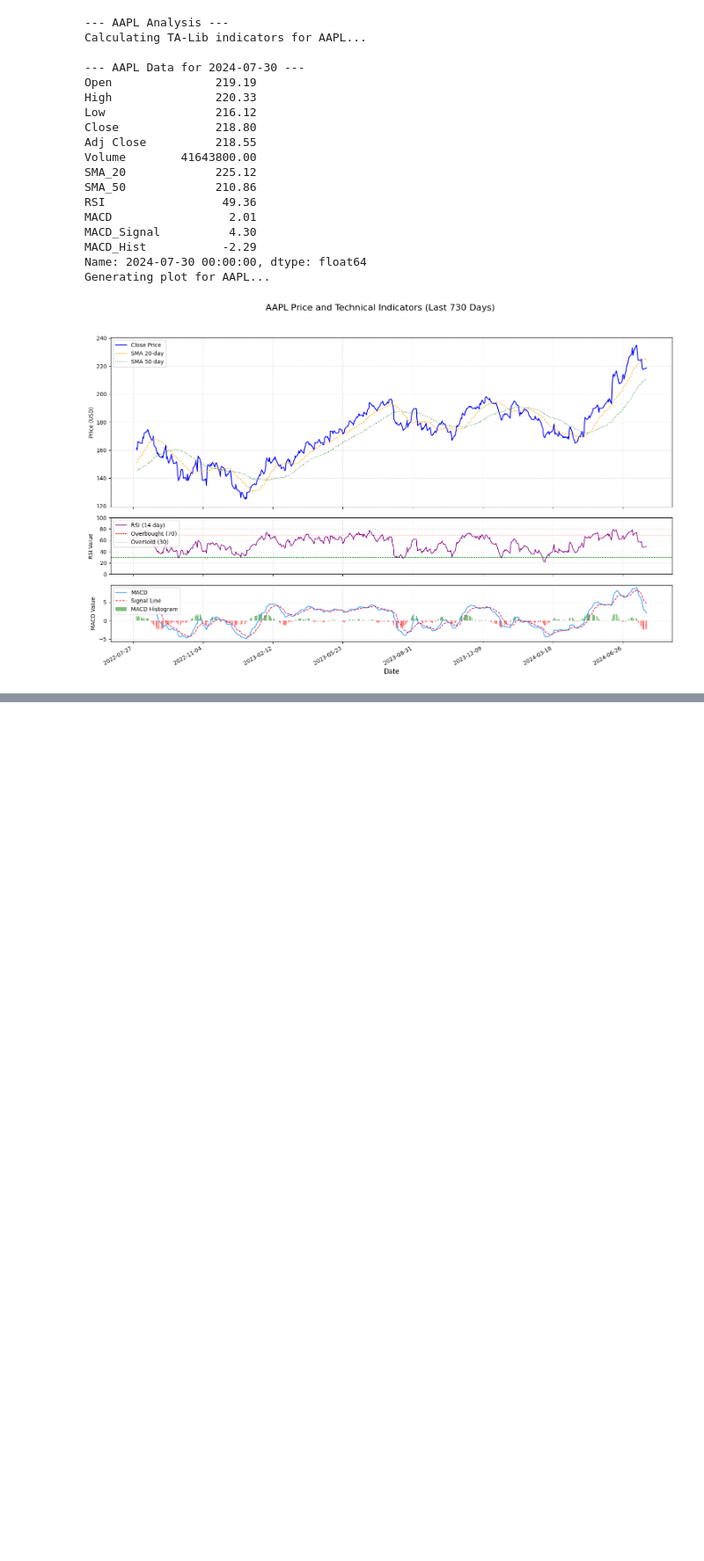
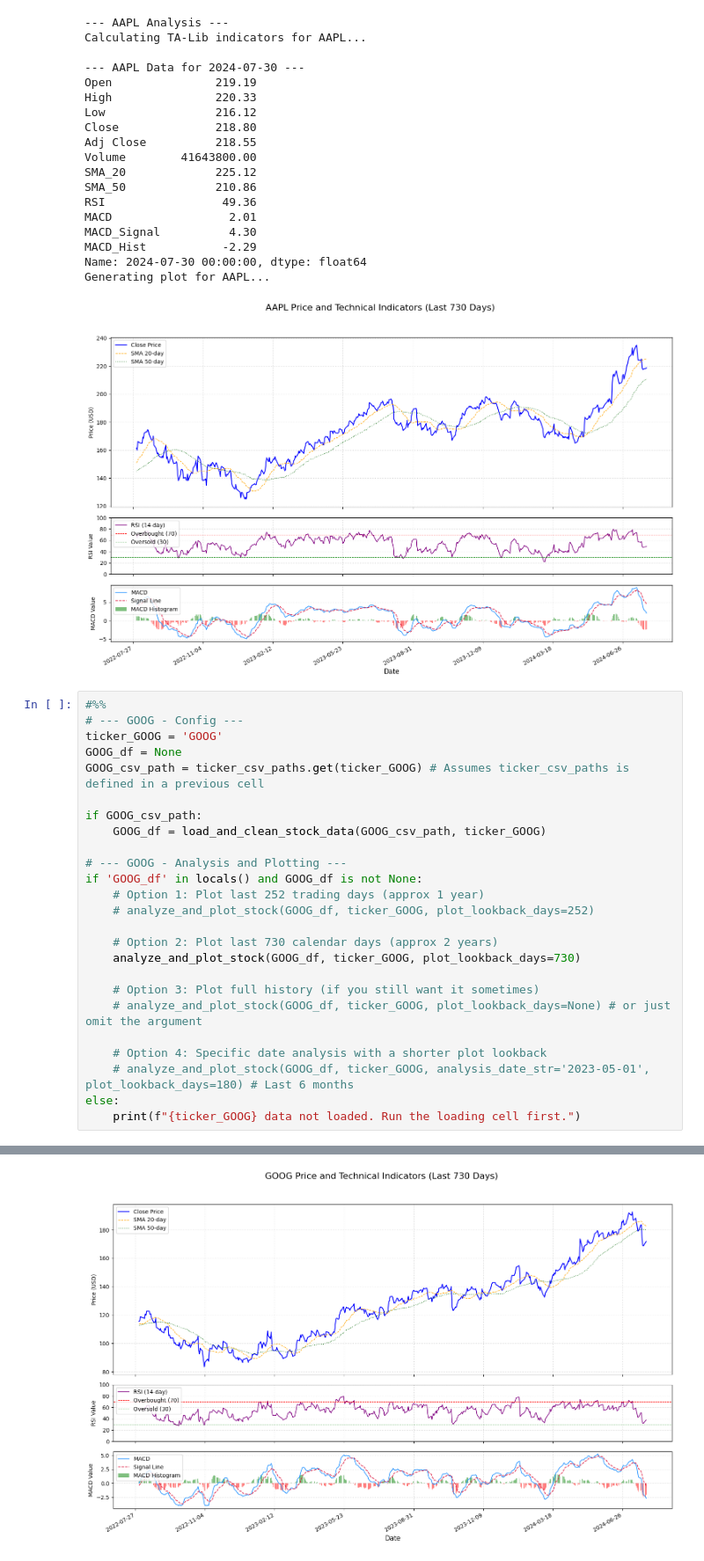
Before and after one commit to dipherent1/B5W1, a Jupyter notebook: notebooks/task_2.ipynb, the cells around one changed output, grey strips where cells are left out. Shown: that part at 88% size. Drawn from its saved outputs; the diff is of its cells as text; blank space fills up the shorter version.

Commit message:
feat: goog sma and rsi  analysis

```diff
--- a/notebooks/task_2.ipynb
+++ b/notebooks/task_2.ipynb
@@ -382,3 +382,29 @@ MACD_Hist           -2.29
 Name: 2024-07-30 00:00:00, dtype: float64
 Generating plot for AAPL...
 [figure]
+# %%
+#%%
+# --- GOOG - Config ---
+ticker_GOOG = 'GOOG'
+GOOG_df = None
+GOOG_csv_path = ticker_csv_paths.get(ticker_GOOG) # Assumes ticker_csv_paths is defined in a previous cell
+
+if GOOG_csv_path:
+    GOOG_df = load_and_clean_stock_data(GOOG_csv_path, ticker_GOOG)
+
+# --- GOOG - Analysis and Plotting ---
+if 'GOOG_df' in locals() and GOOG_df is not None:
+    # Option 1: Plot last 252 trading days (approx 1 year)
+    # analyze_and_plot_stock(GOOG_df, ticker_GOOG, plot_lookback_days=252)
+
+    # Option 2: Plot last 730 calendar days (approx 2 years)
+    analyze_and_plot_stock(GOOG_df, ticker_GOOG, plot_lookback_days=730)
+
+    # Option 3: Plot full history (if you still want it sometimes)
+    # analyze_and_plot_stock(GOOG_df, ticker_GOOG, plot_lookback_days=None) # or just omit the argument
+
+    # Option 4: Specific date analysis with a shorter plot lookback
+    # analyze_and_plot_stock(GOOG_df, ticker_GOOG, analysis_date_str='2023-05-01', plot_lookback_days=180) # Last 6 months
+else:
+    print(f"{ticker_GOOG} data not loaded. Run the loading cell first.")
+# %% [output]
@@ -384,0 +429 @@ Generating plot for AAPL...
+[figure, added]
```
Also changed, not shown: parts of 1 cell of this notebook.
